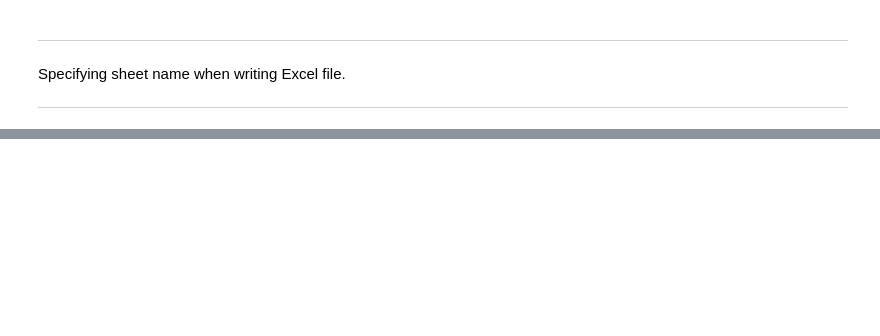
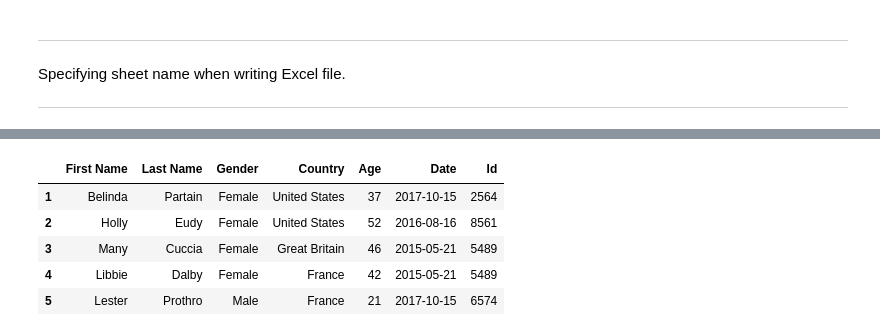
Before and after one commit to thandora/pandas-notes, a Jupyter notebook: pandas_11.ipynb, the cells around one changed output, grey strips where cells are left out. Saved outputs shown, nothing was run; the diff lists cells and outputs as text; code cells hidden in the pictures; blank space fills up the shorter version.

```diff
--- a/pandas_11.ipynb
+++ b/pandas_11.ipynb
@@ -193,0 +344,15 @@ xl_file.sheet_names
+# %%
+# Load JSON
+
+# We'll use JSON we created earlier
+json_df = pd.read_json("new_files/json_file.json")
+
+# Load JSON using default parameters
+display(json_df.head())
+# %% [output]
+|  | First Name | Last Name | Gender | Country | Age | Date | Id |
+| 1 | Belinda | Partain | Female | United States | 37 | 2017-10-15 | 2564 |
+| 2 | Holly | Eudy | Female | United States | 52 | 2016-08-16 | 8561 |
+| 3 | Many | Cuccia | Female | Great Britain | 46 | 2015-05-21 | 5489 |
+| 4 | Libbie | Dalby | Female | France | 42 | 2015-05-21 | 5489 |
+| 5 | Lester | Prothro | Male | France | 21 | 2017-10-15 | 6574 |
```
Also changed, not shown: parts of 23 cells of this notebook.
